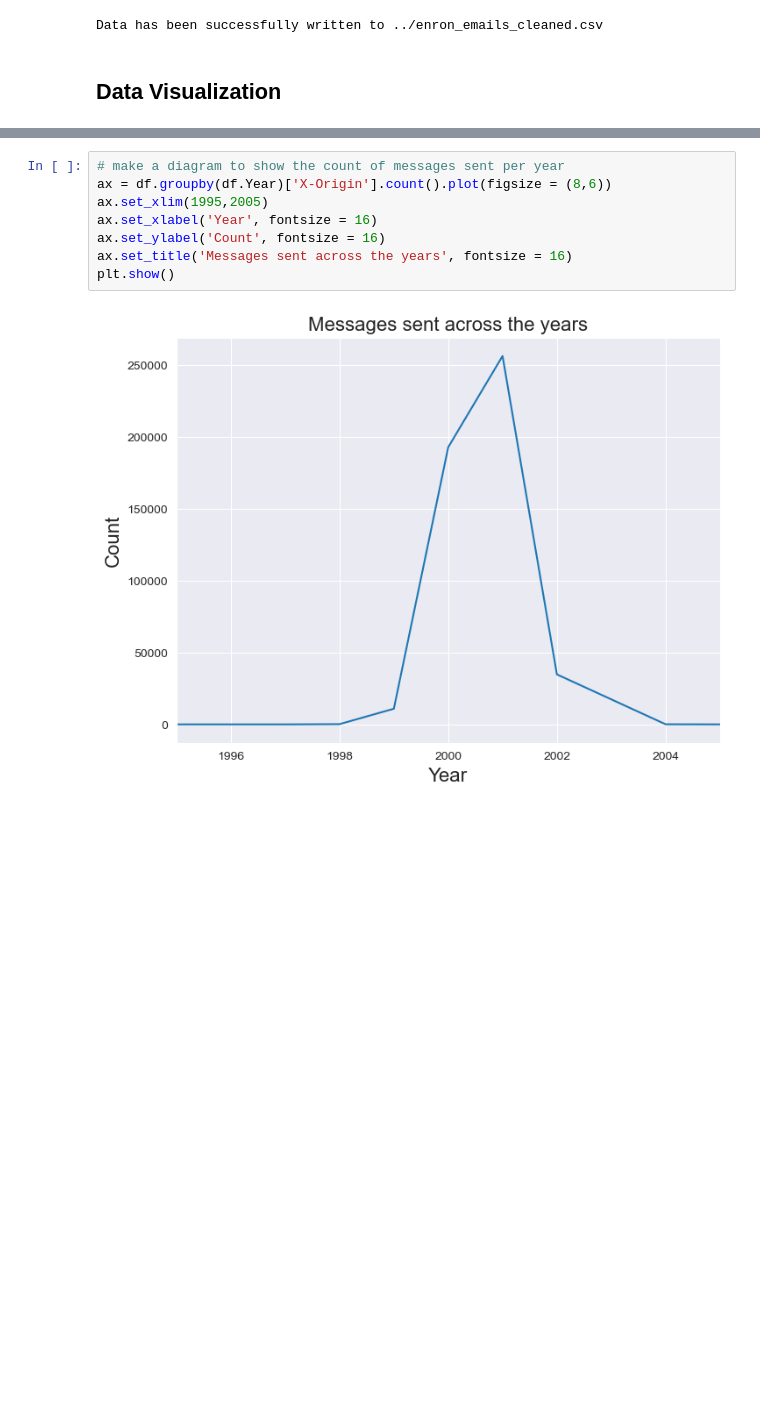
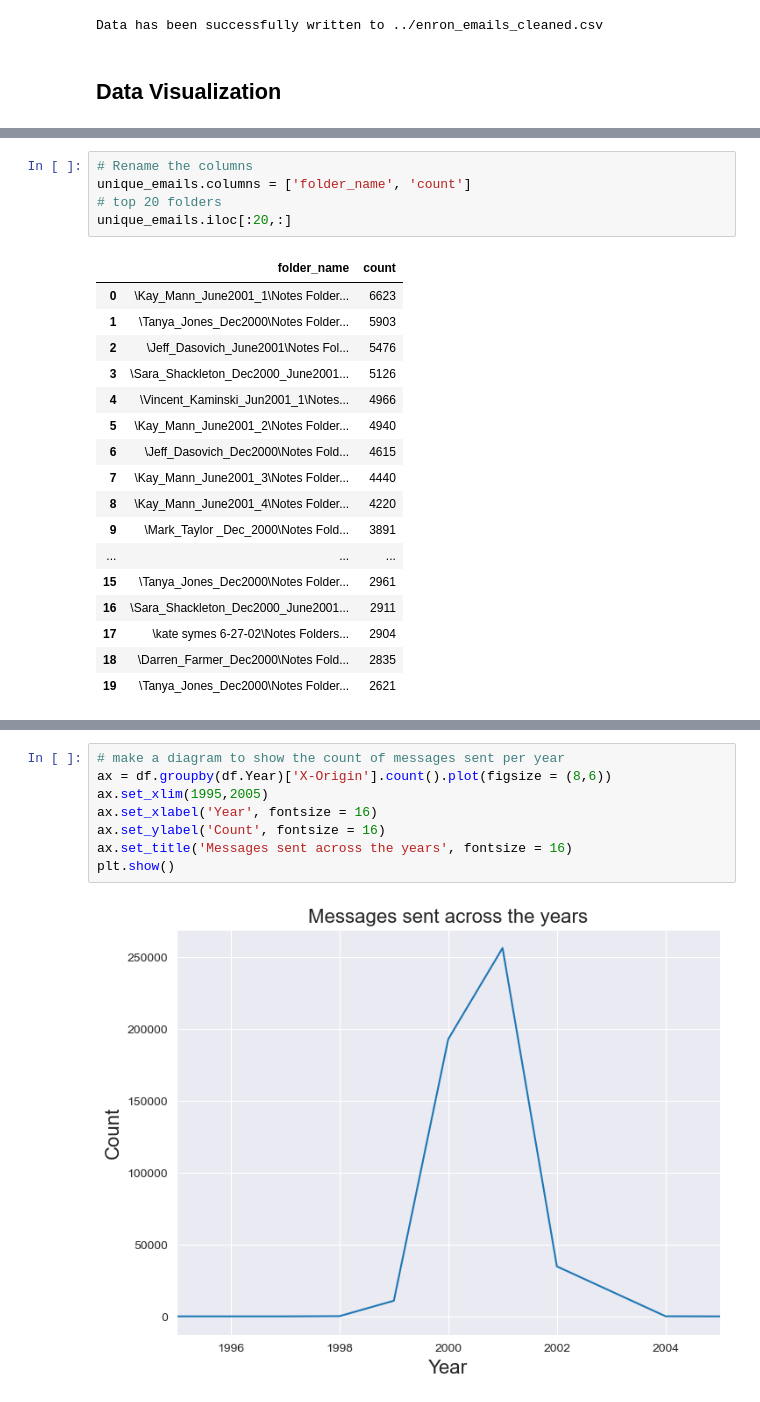
Before and after one commit to tlq010407/5003_enron, a Jupyter notebook: Data_Preprocessing_Visu.ipynb, the cells around one changed output, grey strips where cells are left out. Cells and saved outputs as stored; diff of their text form; blank space fills up the shorter version.

```diff
--- a/Data_Preprocessing_Visu.ipynb
+++ b/Data_Preprocessing_Visu.ipynb
@@ -470,0 +654,23 @@ Data has been successfully written to ../enron_emails_cleaned.csv
+# %%
+# Rename the columns
+unique_emails.columns = ['folder_name', 'count']
+# top 20 folders
+unique_emails.iloc[:20,:]
+# %% [output]
+|  | folder_name | count |
+| 0 | \Kay_Mann_June2001_1\Notes Folder... | 6623 |
+| 1 | \Tanya_Jones_Dec2000\Notes Folder... | 5903 |
+| 2 | \Jeff_Dasovich_June2001\Notes Fol... | 5476 |
+| 3 | \Sara_Shackleton_Dec2000_June2001... | 5126 |
+| 4 | \Vincent_Kaminski_Jun2001_1\Notes... | 4966 |
+| 5 | \Kay_Mann_June2001_2\Notes Folder... | 4940 |
+| 6 | \Jeff_Dasovich_Dec2000\Notes Fold... | 4615 |
+| 7 | \Kay_Mann_June2001_3\Notes Folder... | 4440 |
+| 8 | \Kay_Mann_June2001_4\Notes Folder... | 4220 |
+| 9 | \Mark_Taylor _Dec_2000\Notes Fold... | 3891 |
+| ... | ... | ... |
+| 15 | \Tanya_Jones_Dec2000\Notes Folder... | 2961 |
+| 16 | \Sara_Shackleton_Dec2000_June2001... | 2911 |
+| 17 | \kate symes 6-27-02\Notes Folders... | 2904 |
+| 18 | \Darren_Farmer_Dec2000\Notes Fold... | 2835 |
+| 19 | \Tanya_Jones_Dec2000\Notes Folder... | 2621 |
```
Also changed, not shown: parts of 49 cells of this notebook.
